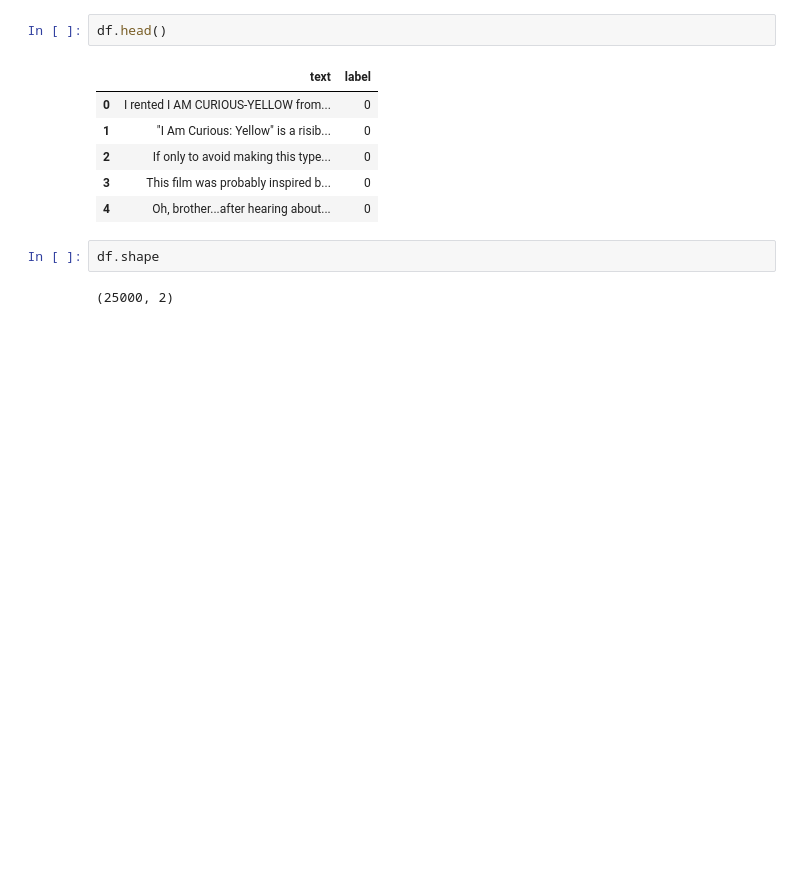
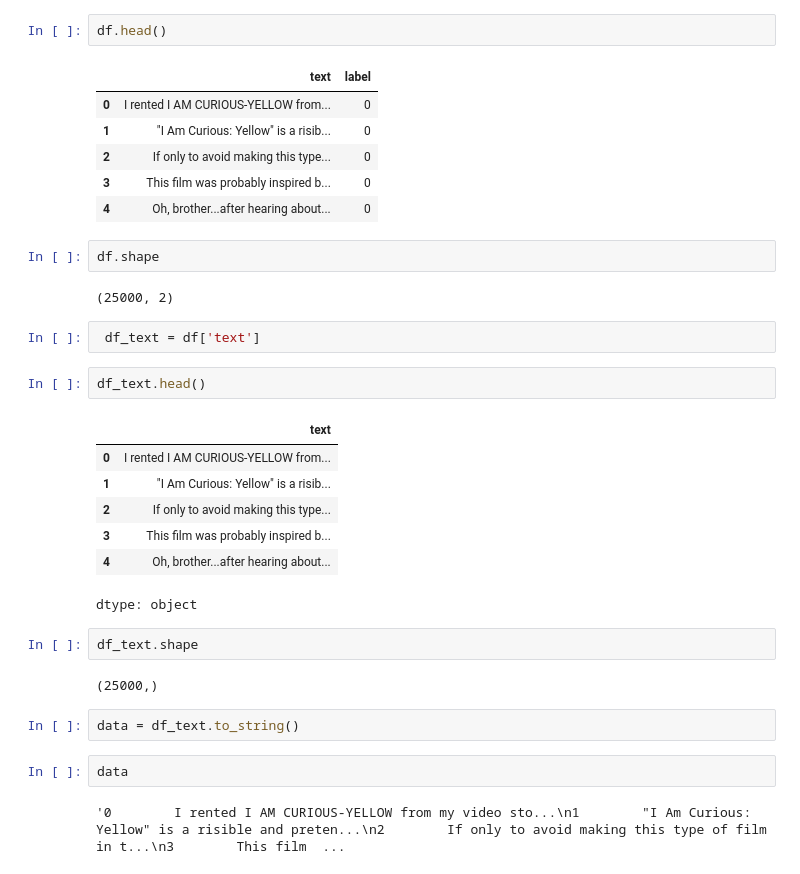
Before and after one commit to Mahdi-Miri/Data-Cleaning, a Jupyter notebook: Data-Cleaning.ipynb, the cells around one changed output. Saved outputs shown, nothing was run; the diff lists cells and outputs as text; blank space fills up the shorter version.

Commit message:
Make Data To String

```diff
--- a/Data-Cleaning.ipynb
+++ b/Data-Cleaning.ipynb
@@ -36,3 +36,25 @@ df.head()
 df.shape
 # %% [output]
 (25000, 2)
+# %%
+ df_text = df['text']
+# %%
+df_text.head()
+# %% [output]
+|  | text |
+| 0 | I rented I AM CURIOUS-YELLOW from... |
+| 1 | "I Am Curious: Yellow" is a risib... |
+| 2 | If only to avoid making this type... |
+| 3 | This film was probably inspired b... |
+| 4 | Oh, brother...after hearing about... |
+dtype: object
+# %%
+df_text.shape
+# %% [output]
+(25000,)
+# %%
+data = df_text.to_string()
+# %%
+data
+# %% [output]
+'0        I rented I AM CURIOUS-YELLOW from my video sto...\n1        "I Am Curious: Yellow" is a risible and preten...\n2        If only to avoid making this type of film in t...\n3        This film  ...
```
